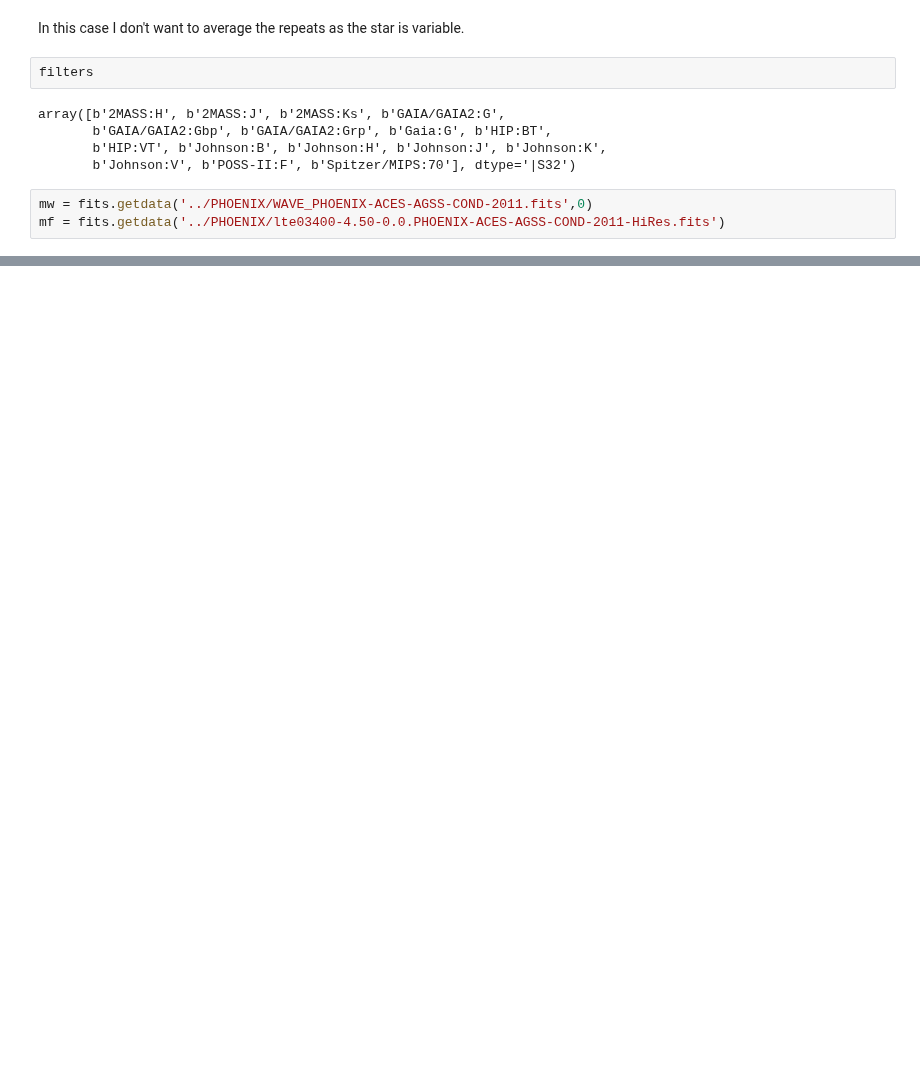
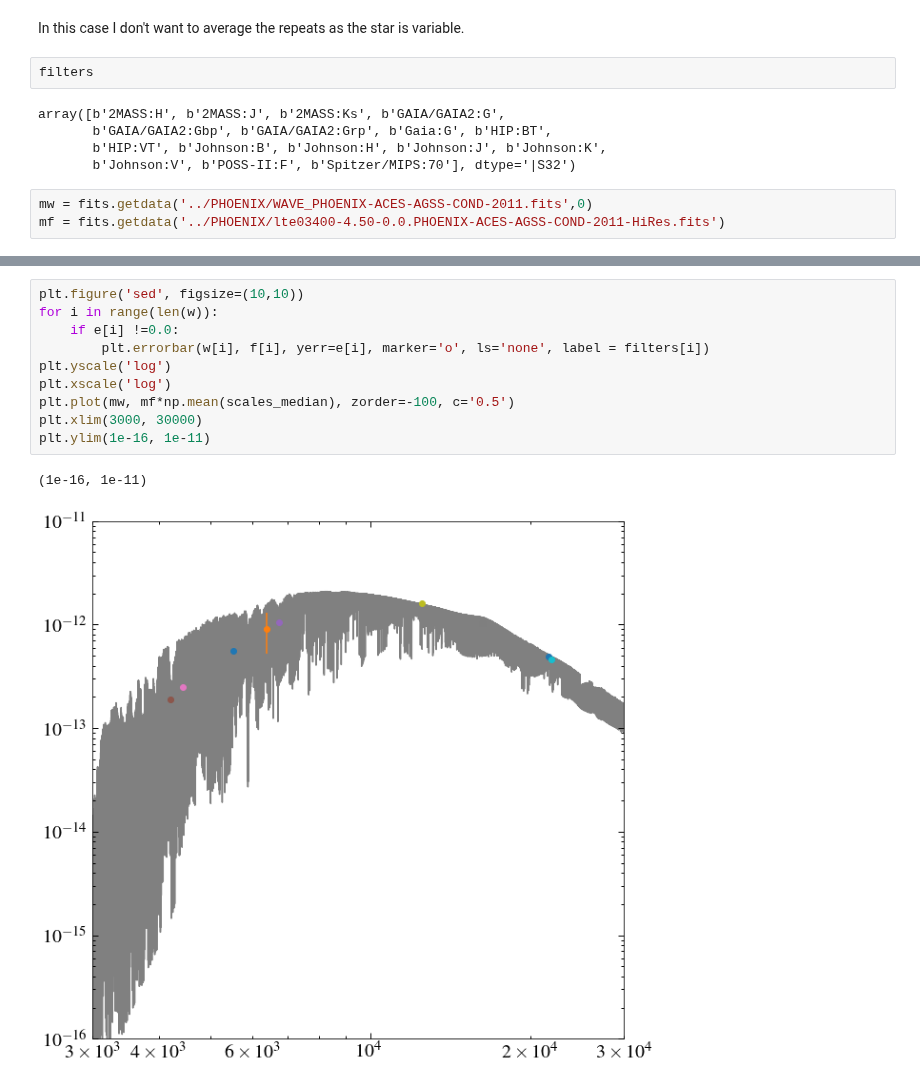
Before and after one commit to davidjwilson/SEDs, a Jupyter notebook: gj_674/photometry/photometry_fitting.ipynb, the cells around one changed output, grey strips where cells are left out. Drawn from its saved outputs; the diff is of its cells as text; blank space fills up the shorter version.

```diff
--- a/gj_674/photometry/photometry_fitting.ipynb
+++ b/gj_674/photometry/photometry_fitting.ipynb
@@ -92,0 +140,13 @@ plt.ylim(1e-16, 1e-11)
+# %%
+plt.figure('sed', figsize=(10,10))
+for i in range(len(w)):
+    if e[i] !=0.0:
+        plt.errorbar(w[i], f[i], yerr=e[i], marker='o', ls='none', label = filters[i])
+plt.yscale('log')
+plt.xscale('log')
+plt.plot(mw, mf*np.mean(scales_median), zorder=-100, c='0.5')
+plt.xlim(3000, 30000)
+plt.ylim(1e-16, 1e-11)
+# %% [output]
+(1e-16, 1e-11)
+[figure, added]
```
Also changed, not shown: parts of 4 cells of this notebook.
